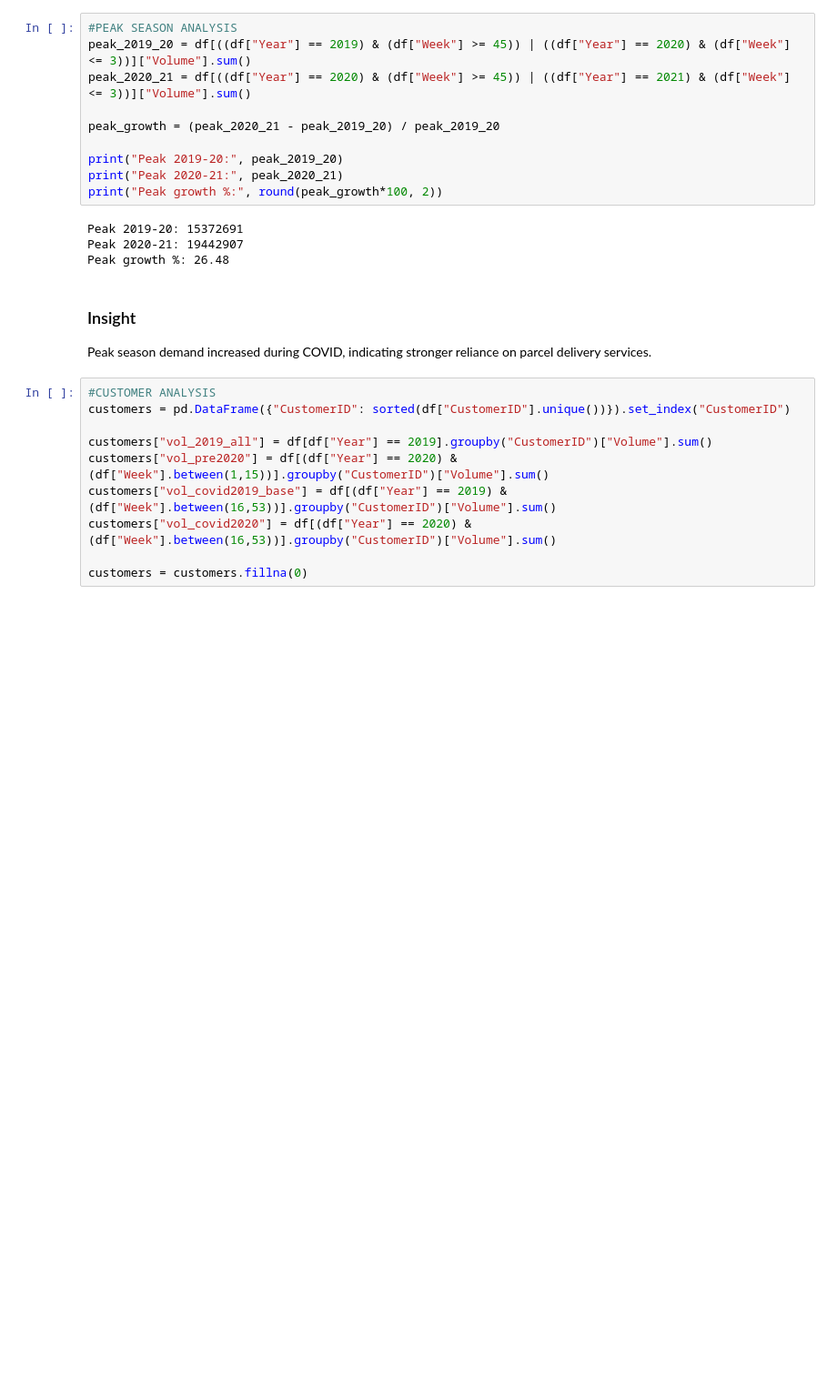
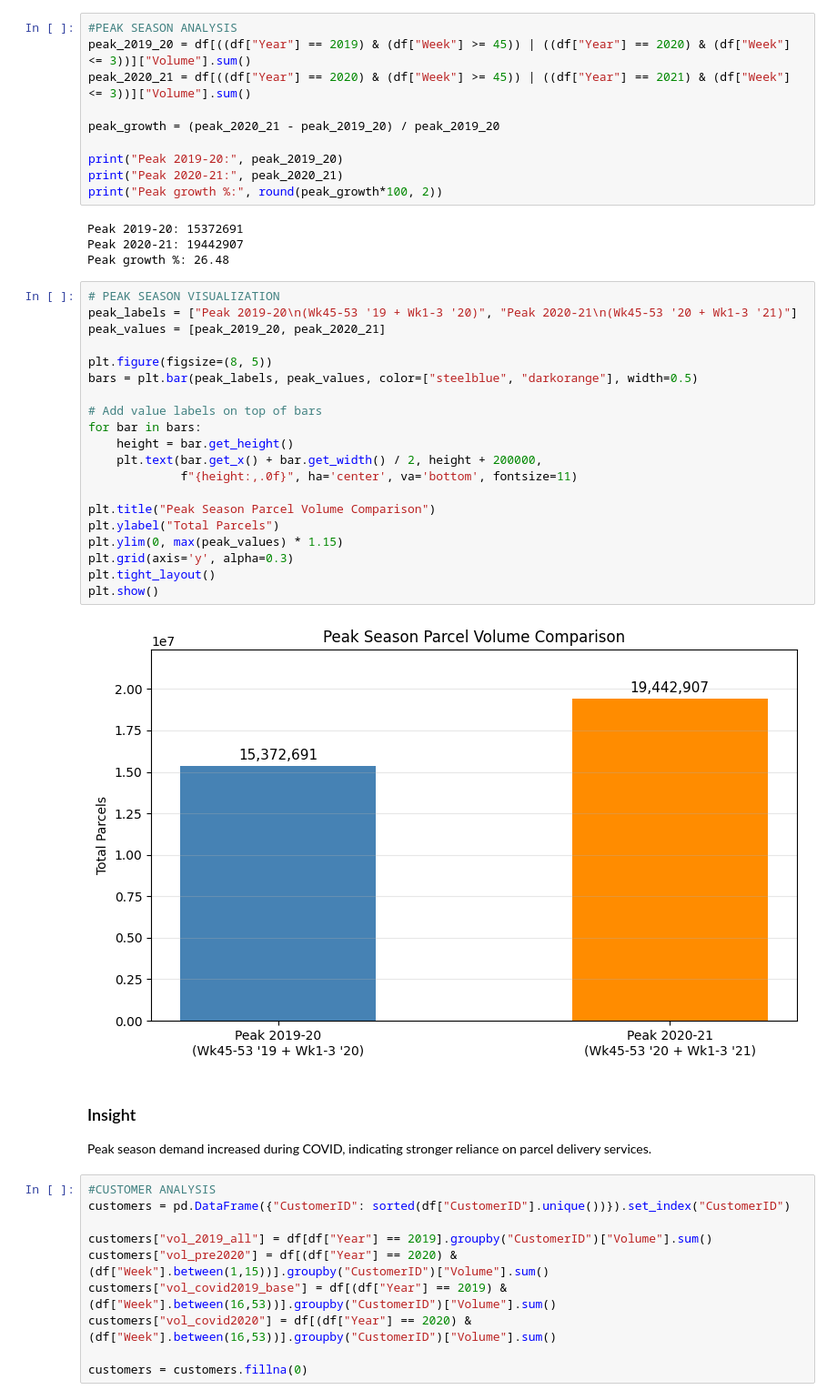
Before and after one commit to SuryadharshiniG/covid-parcel-analysis-group-project, a Jupyter notebook: Final_project.ipynb, the cells around one changed output. Shown at 91% size. Cells and saved outputs as stored; diff of their text form; blank space fills up the shorter version.

Commit message:
Added peak season parcel volume comparison visualization

```diff
--- a/Final_project.ipynb
+++ b/Final_project.ipynb
@@ -177,6 +177,28 @@ print("Peak growth %:", round(peak_growth*100, 2))
 Peak 2019-20: 15372691
 Peak 2020-21: 19442907
 Peak growth %: 26.48
+# %%
+# PEAK SEASON VISUALIZATION
+peak_labels = ["Peak 2019-20\n(Wk45-53 '19 + Wk1-3 '20)", "Peak 2020-21\n(Wk45-53 '20 + Wk1-3 '21)"]
+peak_values = [peak_2019_20, peak_2020_21]
+
+plt.figure(figsize=(8, 5))
+bars = plt.bar(peak_labels, peak_values, color=["steelblue", "darkorange"], width=0.5)
+
+# Add value labels on top of bars
+for bar in bars:
+    height = bar.get_height()
+    plt.text(bar.get_x() + bar.get_width() / 2, height + 200000,
+             f"{height:,.0f}", ha='center', va='bottom', fontsize=11)
+
+plt.title("Peak Season Parcel Volume Comparison")
+plt.ylabel("Total Parcels")
+plt.ylim(0, max(peak_values) * 1.15)
+plt.grid(axis='y', alpha=0.3)
+plt.tight_layout()
+plt.show()
+# %% [output]
+[figure, added]
 # %% [markdown]
 ### Insight
 Peak season demand increased during COVID, indicating stronger reliance on parcel delivery services.
```
Also changed, not shown: parts of 1 cell of this notebook.
